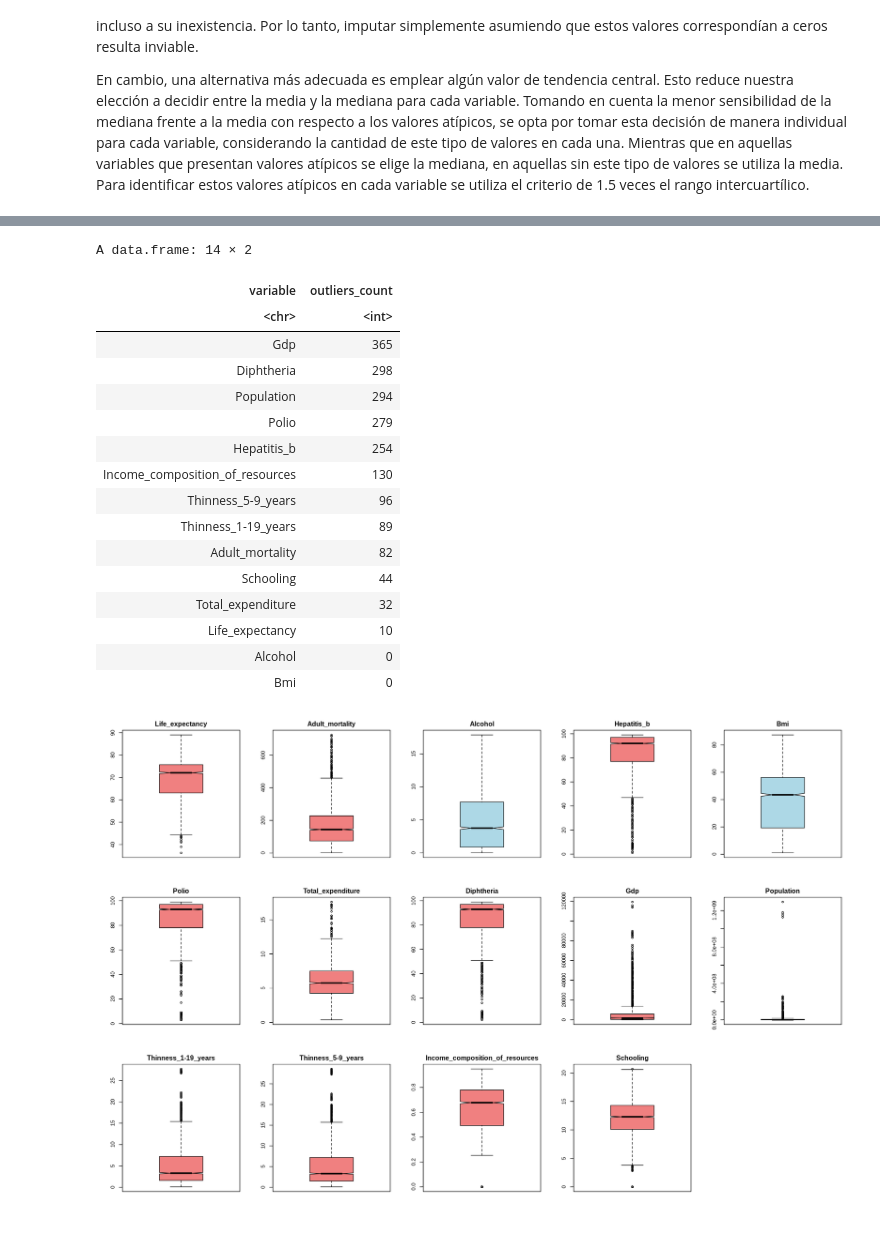
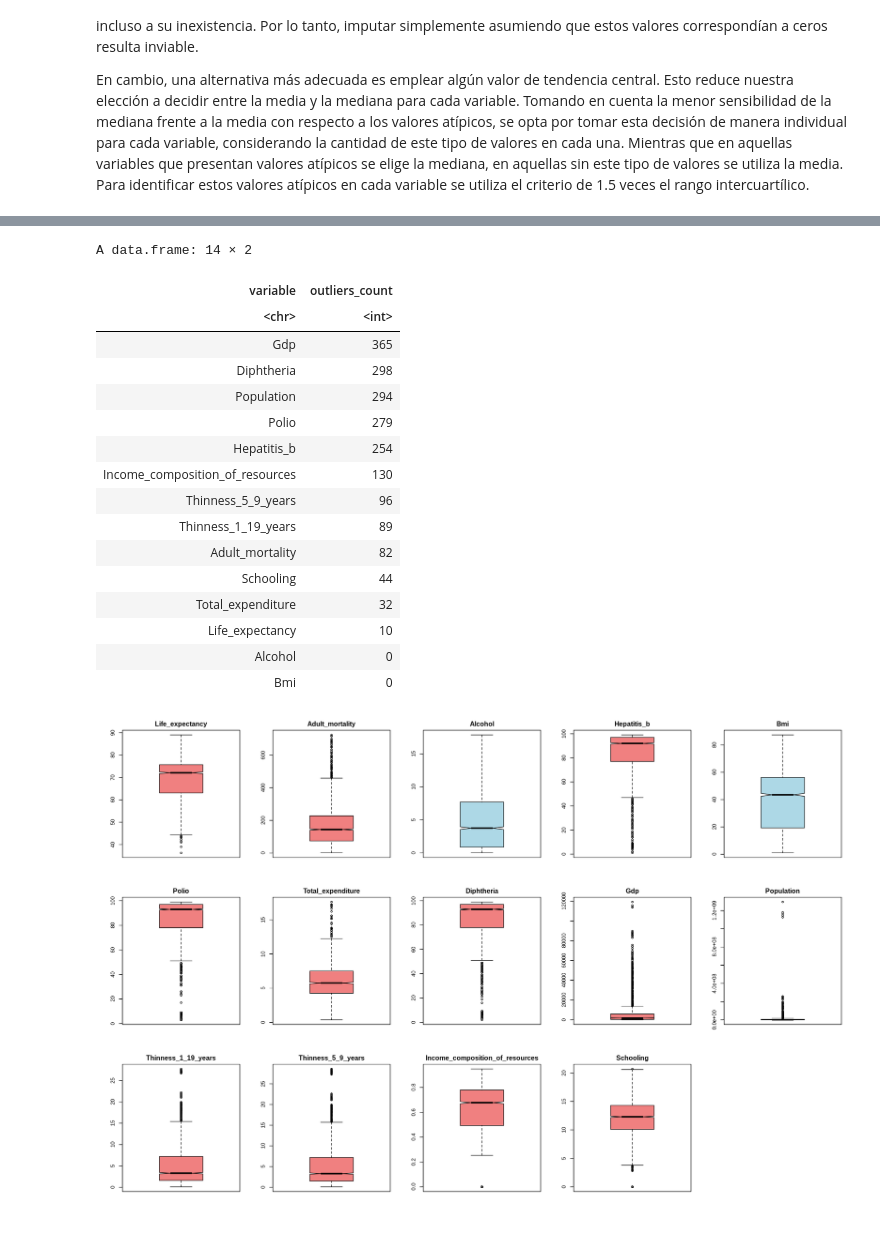
Before and after one commit to josemal98/Proyecto_R_BEDU, a Jupyter notebook: Notebook/Life_expectancy_project.ipynb, the cells around one changed output, grey strips where cells are left out. Saved outputs shown, nothing was run; the diff lists cells and outputs as text; code cells hidden in the pictures.

```diff
--- a/Notebook/Life_expectancy_project.ipynb
+++ b/Notebook/Life_expectancy_project.ipynb
@@ -357,7 +346,7 @@ count_outliers <- function(variable) {
 }
 
 # Contar outliers solo para las variables con datos faltantes
-outliers_count_per_variable <- sapply(df_rename[variables_con_faltantes, drop = FALSE], count_outliers)
+outliers_count_per_variable <- sapply(df_rename[variables_con_faltantes], count_outliers)
 
 # Crear un data frame con la cantidad de outliers por variable
 outliers_count_df <- data.frame(
@@ -371,6 +360,8 @@ outliers_count_df <- outliers_count_df[order(-outliers_count_df$outliers_count),
 # Resetting index numbers of rows
 rownames(outliers_count_df) <- NULL
 
+cat("Cantidad de outliers en variables con valores faltantes:\n\n\n")
+
 # Imprimir los resultados ordenados
 outliers_count_df
 # %% [output]
@@ -379,14 +369,14 @@ Warning message in `[.data.frame`(df_rename, variables_con_faltantes, drop = FAL
 A data.frame: 14 × 2
 | variable | outliers_count |
 | <chr> | <int> |
 | Gdp | 365 |
 | Diphtheria | 298 |
 | Population | 294 |
 | Polio | 279 |
 | Hepatitis_b | 254 |
 | Income_composition_of_resources | 130 |
-| Thinness_5-9_years | 96 |
-| Thinness_1-19_years | 89 |
+| Thinness_5_9_years | 96 |
+| Thinness_1_19_years | 89 |
 | Adult_mortality | 82 |
 | Schooling | 44 |
 | Total_expenditure | 32 |
```
Also changed, not shown: parts of 64 cells of this notebook.
